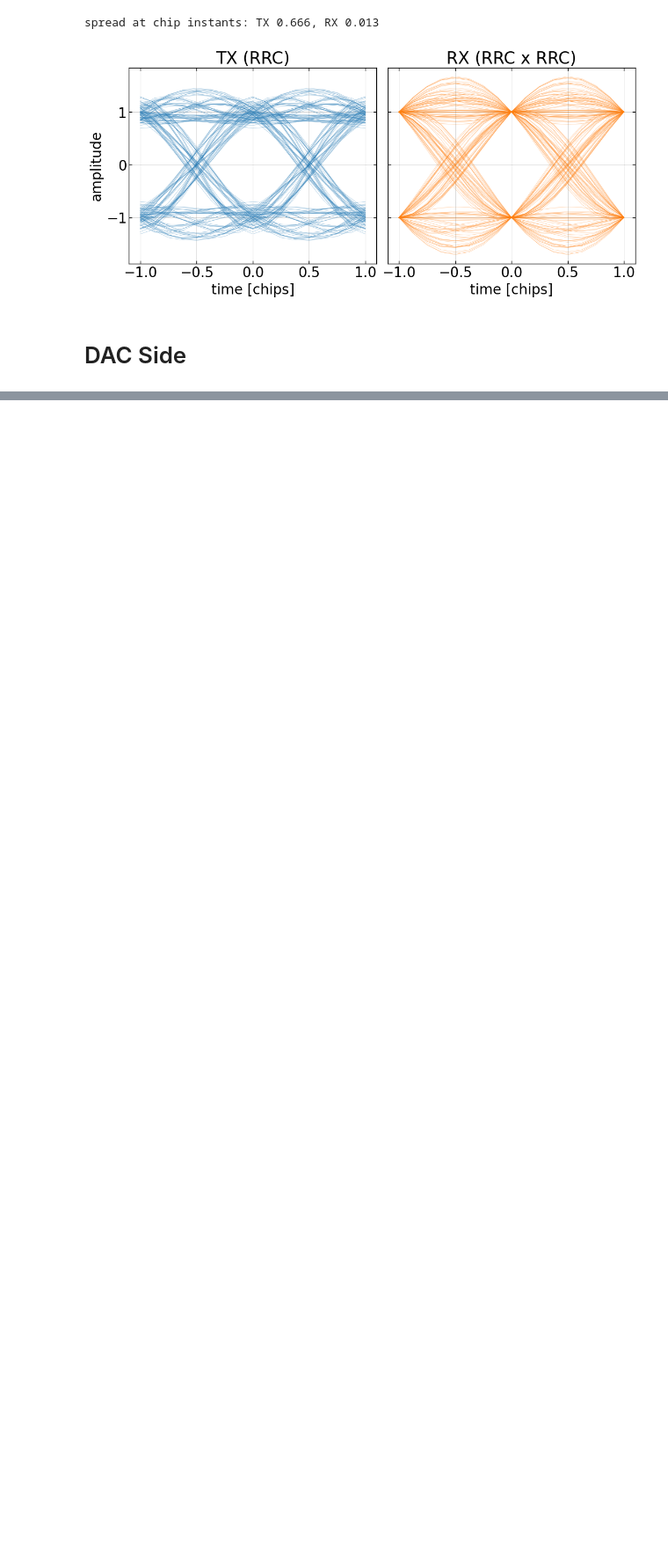
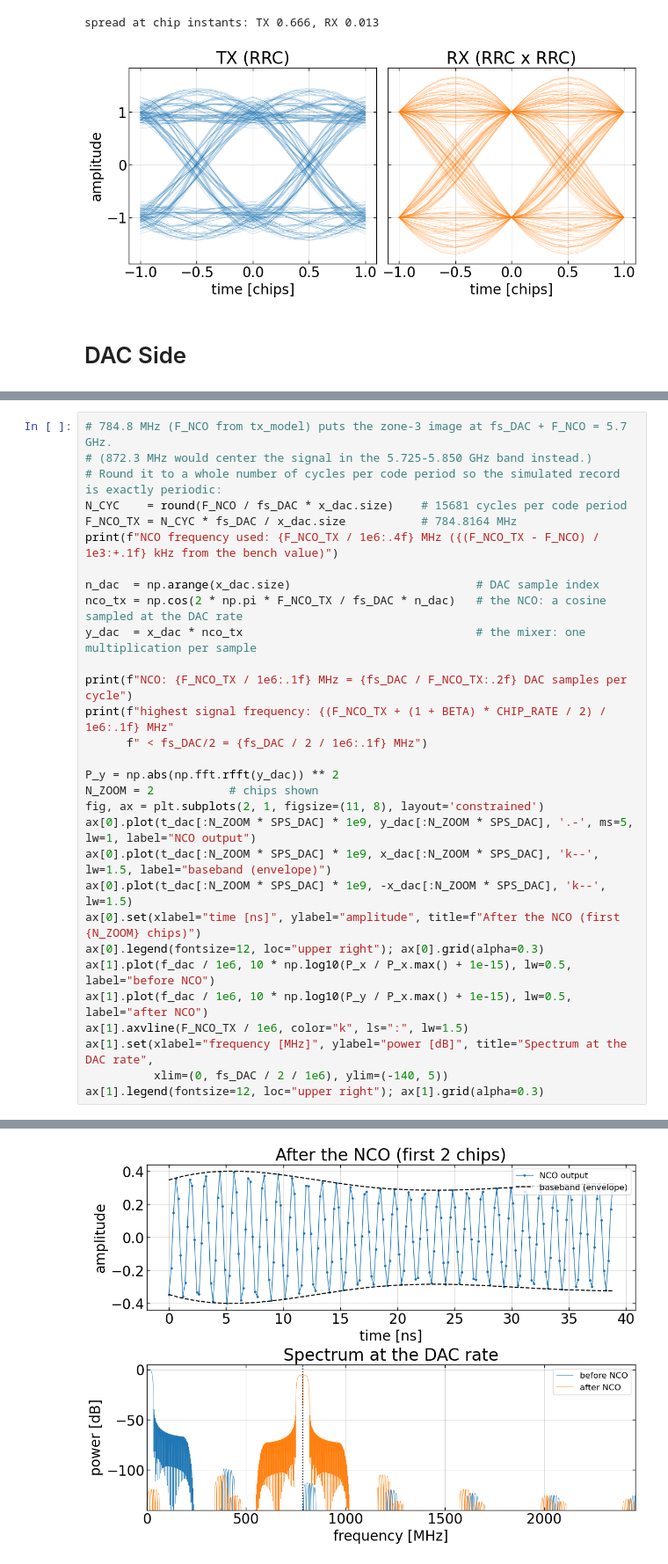
Before and after one commit to felipe-mazzi/PRN, a Jupyter notebook: simulation/tx_spectrum_sim.ipynb, the cells around one changed output, grey strips where cells are left out. Shown at 88% size. Cells and saved outputs as stored; diff of their text form; blank space fills up the shorter version.

```diff
--- a/simulation/tx_spectrum_sim.ipynb
+++ b/simulation/tx_spectrum_sim.ipynb
@@ -224,0 +349,31 @@ spread at chip instants: TX 0.666, RX 0.013
+# %%
+# 784.8 MHz (F_NCO from tx_model) puts the zone-3 image at fs_DAC + F_NCO = 5.7 GHz.
+# (872.3 MHz would center the signal in the 5.725-5.850 GHz band instead.)
+# Round it to a whole number of cycles per code period so the simulated record is exactly periodic:
+N_CYC    = round(F_NCO / fs_DAC * x_dac.size)    # 15681 cycles per code period
+F_NCO_TX = N_CYC * fs_DAC / x_dac.size           # 784.8164 MHz
+print(f"NCO frequency used: {F_NCO_TX / 1e6:.4f} MHz ({(F_NCO_TX - F_NCO) / 1e3:+.1f} kHz from the bench value)")
+
+n_dac  = np.arange(x_dac.size)                           # DAC sample index
+nco_tx = np.cos(2 * np.pi * F_NCO_TX / fs_DAC * n_dac)   # the NCO: a cosine sampled at the DAC rate
+y_dac  = x_dac * nco_tx                                  # the mixer: one multiplication per sample
+
+print(f"NCO: {F_NCO_TX / 1e6:.1f} MHz = {fs_DAC / F_NCO_TX:.2f} DAC samples per cycle")
+print(f"highest signal frequency: {(F_NCO_TX + (1 + BETA) * CHIP_RATE / 2) / 1e6:.1f} MHz"
+      f" < fs_DAC/2 = {fs_DAC / 2 / 1e6:.1f} MHz")
+
+P_y = np.abs(np.fft.rfft(y_dac)) ** 2
+N_ZOOM = 2           # chips shown
+fig, ax = plt.subplots(2, 1, figsize=(11, 8), layout='constrained')
+ax[0].plot(t_dac[:N_ZOOM * SPS_DAC] * 1e9, y_dac[:N_ZOOM * SPS_DAC], '.-', ms=5, lw=1, label="NCO output")
+ax[0].plot(t_dac[:N_ZOOM * SPS_DAC] * 1e9, x_dac[:N_ZOOM * SPS_DAC], 'k--', lw=1.5, label="baseband (envelope)")
+ax[0].plot(t_dac[:N_ZOOM * SPS_DAC] * 1e9, -x_dac[:N_ZOOM * SPS_DAC], 'k--', lw=1.5)
+ax[0].set(xlabel="time [ns]", ylabel="amplitude", title=f"After the NCO (first {N_ZOOM} chips)")
+ax[0].legend(fontsize=12, loc="upper right"); ax[0].grid(alpha=0.3)
+ax[1].plot(f_dac / 1e6, 10 * np.log10(P_x / P_x.max() + 1e-15), lw=0.5, label="before NCO")
+ax[1].plot(f_dac / 1e6, 10 * np.log10(P_y / P_x.max() + 1e-15), lw=0.5, label="after NCO")
+ax[1].axvline(F_NCO_TX / 1e6, color="k", ls=":", lw=1.5)
+ax[1].set(xlabel="frequency [MHz]", ylabel="power [dB]", title="Spectrum at the DAC rate",
+          xlim=(0, fs_DAC / 2 / 1e6), ylim=(-140, 5))
+ax[1].legend(fontsize=12, loc="upper right"); ax[1].grid(alpha=0.3)
+# %% [output]
@@ -224,0 +383 @@ spread at chip instants: TX 0.666, RX 0.013
+[figure, added]
```
Also changed, not shown: parts of 35 cells of this notebook.
